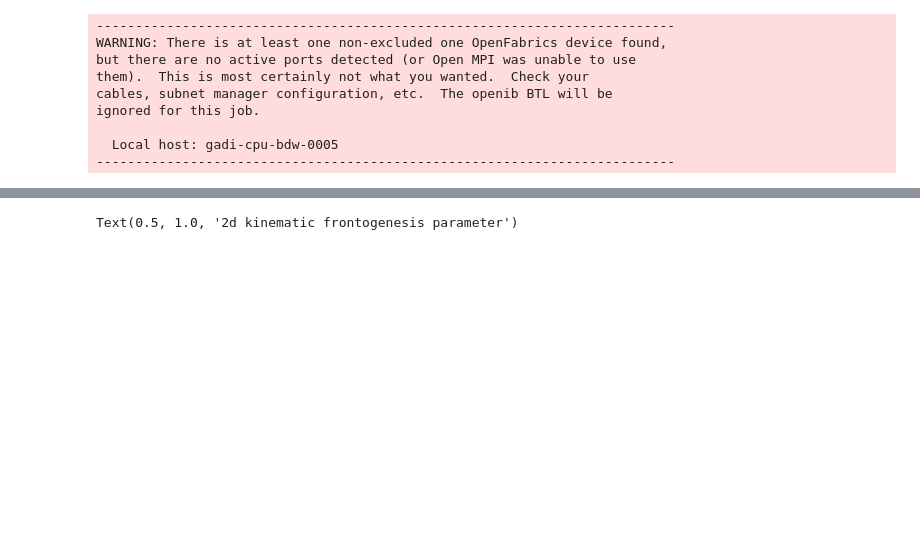
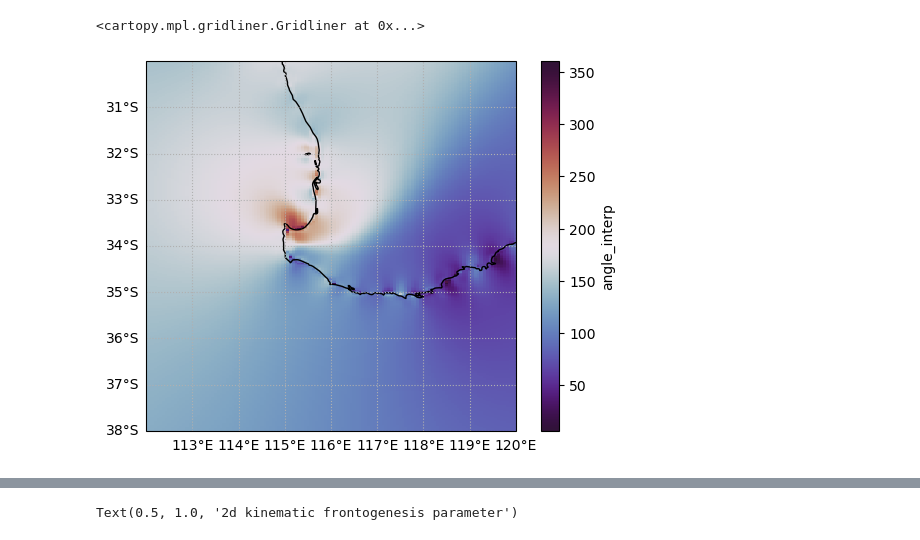
Before and after one commit to andrewbrown31/sea_breeze, a Jupyter notebook: test_notebooks/aus2200_prelim.ipynb, the cells around one changed output, grey strips where cells are left out. Cells and saved outputs as stored; diff of their text form; code cells hidden in the pictures; blank space fills up the shorter version.

```diff
--- a/test_notebooks/aus2200_prelim.ipynb
+++ b/test_notebooks/aus2200_prelim.ipynb
@@ -41,16 +52,7 @@ aus2200_sfc["hus"] = aus2200_sfc["hus"].chunk({"time":destag_time_chunk,"lat":de
 # %%
 #Destagger the u and v winds, and put into a single xarray Dataset
-aus2200_sfc = destagger_aus2200_xesmf(aus2200_sfc,["uas","vas"],interp_to="hus",lsm=None)
-aus2200_sfc_wind = xr.Dataset({"u":aus2200_sfc["uas"], "v":aus2200_sfc["vas"]})
+aus2200_uas = aus2200_uas.interp({"lat":lsm.lat,"lon":lsm.lon},method="linear")
+aus2200_vas = aus2200_vas.interp({"lat":lsm.lat,"lon":lsm.lon},method="linear")
+aus2200_sfc_wind = xr.Dataset({"u":aus2200_uas, "v":aus2200_vas})
-# %% [output]
---------------------------------------------------------------------------
-WARNING: There is at least one non-excluded one OpenFabrics device found,
-but there are no active ports detected (or Open MPI was unable to use
-them).  This is most certainly not what you wanted.  Check your
-cables, subnet manager configuration, etc.  The openib BTL will be
-ignored for this job.
-
-  Local host: gadi-cpu-bdw-0005
---------------------------------------------------------------------------
 # %%
 #Rechunk everything back so we only have one time chunk, as we are now calculating the time rate of change
@@ -58,4 +60,12 @@ aus2200_sfc["hus"] = aus2200_sfc["hus"].chunk({"time":dt_time_chunk,"lat":dt_lat
 aus2200_sfc_wind = aus2200_sfc_wind.chunk({"time":dt_time_chunk,"lat":dt_latlon_chunk,"lon":dt_latlon_chunk})
+# %%
+ax=plt.axes(projection=ccrs.PlateCarree())
+angle_ds.angle_interp.plot(cmap="twilight_shifted")
+ax.coastlines()
+ax.gridlines(ls=":",draw_labels=["left","bottom"])
+# %% [output]
+<cartopy.mpl.gridliner.Gridliner at 0x...>
+[figure, added]
 # %%
 #Calculate rate of change in moisture flux
 F_dqu = moisture_flux_gradient(
```
Also changed, not shown: parts of 19 cells of this notebook, 6 other files.
